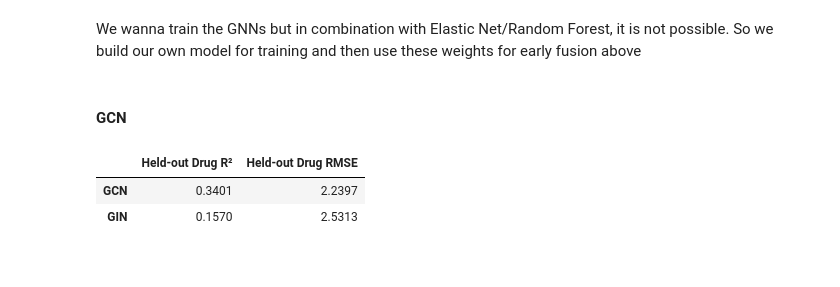
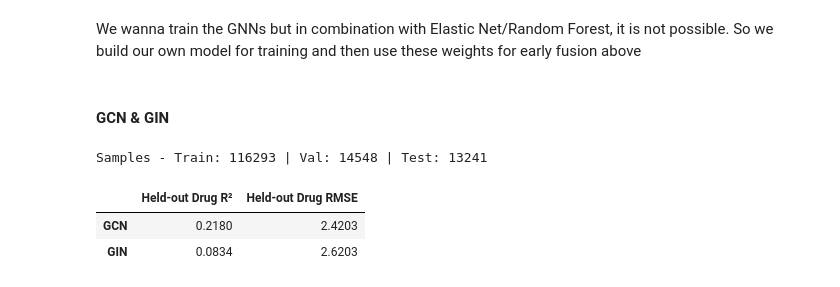
Before and after one commit to s-juross/masterthesis, a Jupyter notebook: jupyter_notebooks/comparison_earlyfusion_GNN.ipynb, the cells around one changed output. Cells and saved outputs as stored; diff of their text form; code cells hidden in the pictures.

Commit message:
Added StratifiedKFold to split into train/val/test and added section to evaluate the early fusion model with pre-trained weights of GNNs

```diff
--- a/jupyter_notebooks/comparison_earlyfusion_GNN.ipynb
+++ b/jupyter_notebooks/comparison_earlyfusion_GNN.ipynb
@@ -301,4 +324,4 @@ df_gnn.head()
 We wanna train the GNNs but in combination with Elastic Net/Random Forest, it is not possible.
 So we build our own model for training and then use these weights for early fusion above
 # %% [markdown]
-#### GCN
+#### GCN & GIN
@@ -315,5 +328,4 @@ from gpu.gnn_models_utils import smiles_to_graph, MultimodalEarlyFusionNet
 # %%
-# Preparation
 graph_cache = {s: g for s in df['SMILES'].dropna().unique() if (g := smiles_to_graph(s)) is not None}
 df_sub = df[df['SMILES'].isin(graph_cache) & df['LN_IC50'].notna()].reset_index(drop=True)
 
@@ -330,10 +342,36 @@ get_loader = lambda idx, X_s, shuf=False: DataLoader(
 
 # Training + Held-out drug evaluation
 os.makedirs("checkpoints", exist_ok=True)
+'''
 drug_groups = df_sub['DRUG_ID' if 'DRUG_ID' in df_sub.columns else 'SMILES'].values
 tr_all, te_idx = next(GroupShuffleSplit(1, test_size=0.2, random_state=42).split(X_tab, y, drug_groups))
 tr_sub, va_sub = next(GroupShuffleSplit(1, test_size=0.15, random_state=42).split(X_tab[tr_all], y[tr_all], drug_groups[tr_all]))
 tr_idx, va_idx = tr_all[tr_sub], tr_all[va_sub]
+'''
+# Train/Validation split for held-out drug evaluation
+# Calculate the average IC50 value for each drug
+y_flat = np.array(y).flatten()
+groups_flat = df_sub['SMILES'].values
+df_drugs = pd.DataFrame({'drug_group': groups_flat, 'LN_IC50': y_flat})
+drug_means = df_drugs.groupby('drug_group')['LN_IC50'].mean().reset_index() # combines all samples of the same medication and calculates the average target value for that specific medication.
+# pd.qcut to obtain 5 groups of medications of equal size
+drug_means['mean_bin'] = pd.qcut(drug_means['LN_IC50'], q=5, labels=False)
+# stratification only works with discrete values
+skf_test = StratifiedKFold(n_splits=10, shuffle=True, random_state=18092026) # divides the individual medications into groups based on their assigned class.
+train_val_drug_idx, test_drug_idx = next(skf_test.split(drug_means['drug_group'], drug_means['mean_bin']))
+test_drugs = drug_means.iloc[test_drug_idx]['drug_group'].values
+train_val_drugs = drug_means.iloc[train_val_drug_idx]['drug_group'].values
+# Create a new DataFrame containing only the remaining train/val drugs
+drug_means_train_val = drug_means.iloc[train_val_drug_idx].reset_index(drop=True)
+skf_val = StratifiedKFold(n_splits=9, shuffle=True, random_state=18092026)
+train_drug_idx, val_drug_idx = next(skf_val.split(drug_means_train_val['drug_group'], drug_means_train_val['mean_bin']))
+val_drugs = drug_means_train_val.iloc[val_drug_idx]['drug_group'].values
+train_drugs = drug_means_train_val.iloc[train_drug_idx]['drug_group'].values
+# Map Back to the Sample Level
+te_idx = np.where(np.isin(groups_flat, test_drugs))[0]
+va_idx = np.where(np.isin(groups_flat, val_drugs))[0]
+tr_idx = np.where(np.isin(groups_flat, train_drugs))[0]
+print(f"Samples - Train: {len(tr_idx)} | Val: {len(va_idx)} | Test: {len(te_idx)}")
 
 def train_held_out_drugs(name, encoder_fn, lr=1e-3, epochs=80, patience=10):
     torch.manual_seed(42)
@@ -358,32 +396,33 @@ def train_held_out_drugs(name, encoder_fn, lr=1e-3, epochs=80, patience=10):
         model.eval()
         with torch.no_grad():
             val_preds = torch.cat([model(g.to(device), x.to(device)) for g, x, _ in va_loader]).cpu().numpy()
         val_loss = mean_squared_error(y[va_idx], val_preds)
 
         if val_loss < best_loss - 1e-4:
             best_loss, wait, best_w = val_loss, 0, copy.deepcopy(model.state_dict())
         elif (wait := wait + 1) >= patience:
             break
 
     model.load_state_dict(best_w)
     torch.save(model.drug_encoder.state_dict(), f"checkpoints/{name.lower()}_trained.pt")
 
     model.eval()
     with torch.no_grad():
         test_preds = torch.cat([model(g.to(device), x.to(device)) for g, x, _ in te_loader]).cpu().numpy()
 
     return {
         "Held-out Drug R²": round(r2_score(y[te_idx], test_preds), 4),
         "Held-out Drug RMSE": round(np.sqrt(mean_squared_error(y[te_idx], test_preds)), 4),
     }
 
 node_dim, edge_dim = graphs[0].x.shape[1], graphs[0].edge_attr.shape[1]
 results = pd.DataFrame({
     "GCN": train_held_out_drugs("GCN", lambda: GCNDrugEncoder(node_dim, hidden_dim=128)),
     "GIN": train_held_out_drugs("GIN", lambda: GINDrugEncoder(node_dim, hidden_dim=128)),
 }).T
 display(results)
 # %% [output]
+Samples - Train: 116293 | Val: 14548 | Test: 13241
 |  | Held-out Drug R² | Held-out Drug RMSE |
-| GCN | 0.3401 | 2.2397 |
-| GIN | 0.1570 | 2.5313 |
+| GCN | 0.2180 | 2.4203 |
+| GIN | 0.0834 | 2.6203 |
```
Also changed, not shown: parts of 9 cells of this notebook, 2 other files.
